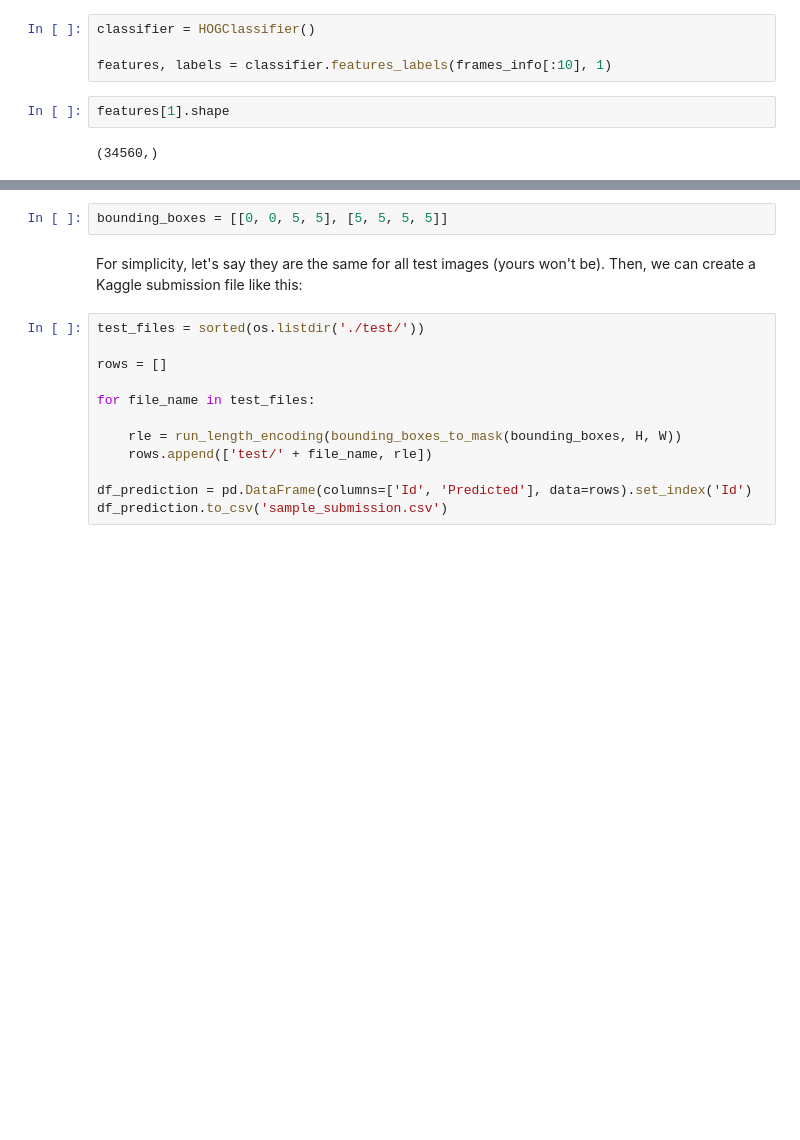
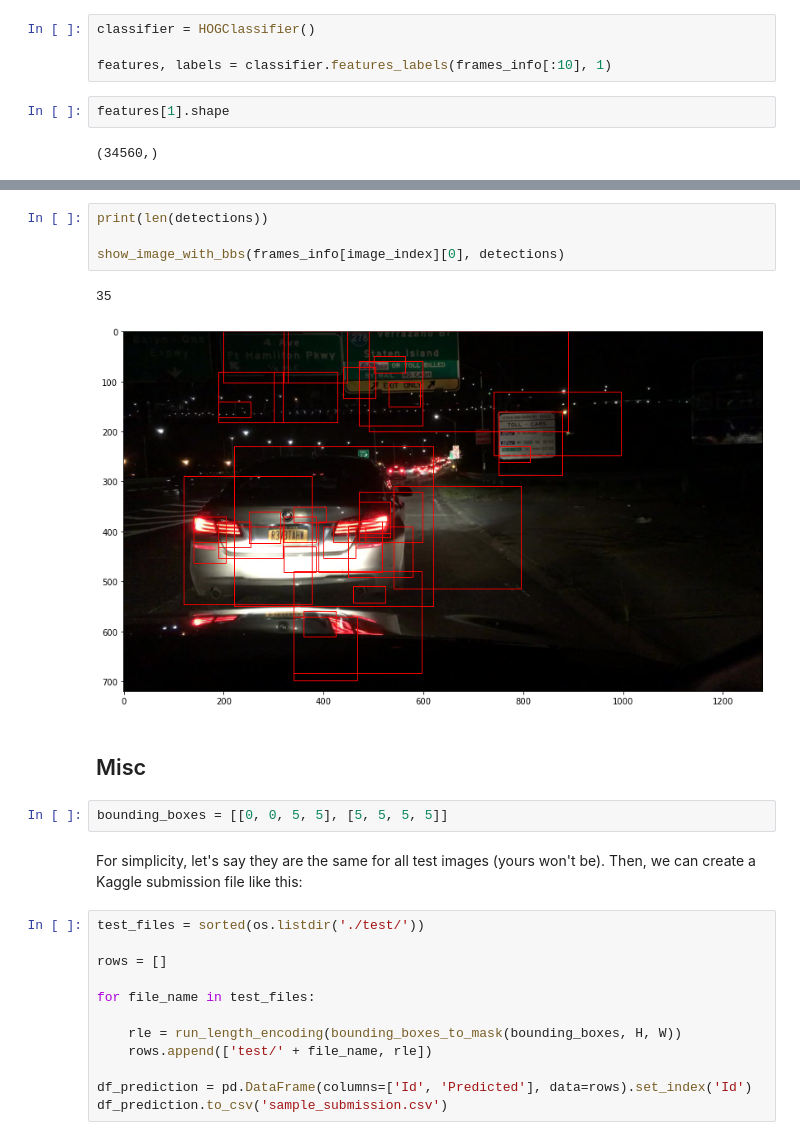
Before and after one commit to Castavo/car-detection, a Jupyter notebook: model_exploration.ipynb, the cells around one changed output, grey strips where cells are left out. Drawn from its saved outputs; the diff is of its cells as text; blank space fills up the shorter version.

```diff
--- a/model_exploration.ipynb
+++ b/model_exploration.ipynb
@@ -26,3 +72,12 @@ features[1].shape
+# %%
+print(len(detections))
+
+show_image_with_bbs(frames_info[image_index][0], detections)
+# %% [output]
+35
+[figure, added]
+# %% [markdown]
+## Misc
 # %%
 bounding_boxes = [[0, 0, 5, 5], [5, 5, 5, 5]]
 # %% [markdown]
```
Also changed, not shown: parts of 9 cells of this notebook, 17 other files.
